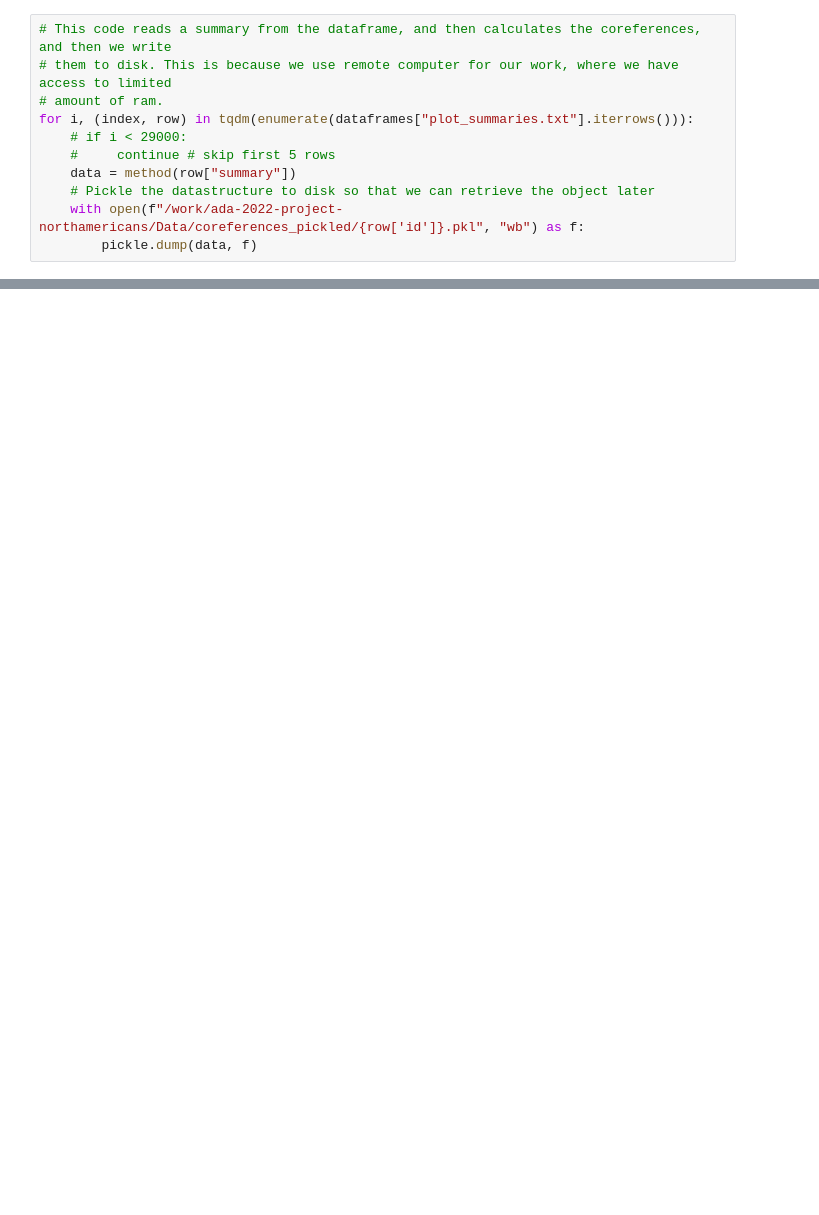
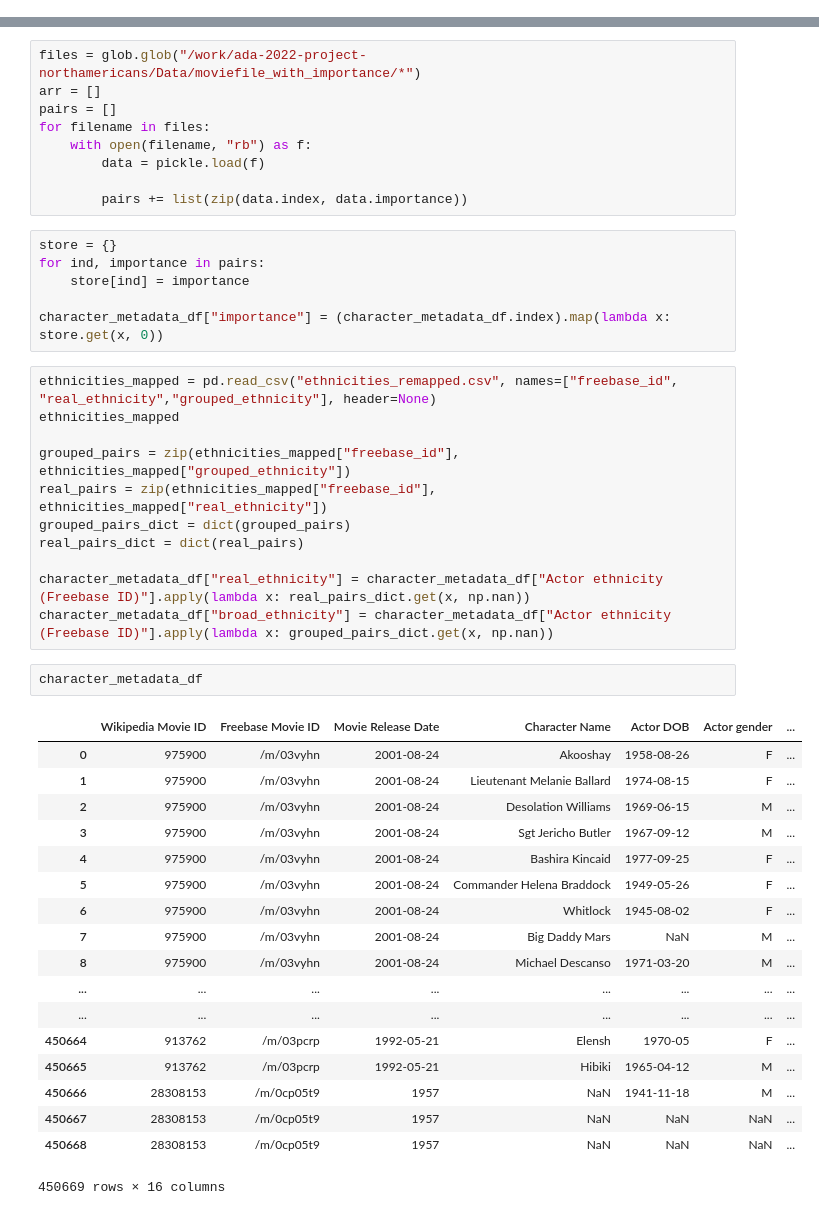
Before and after one commit to epfl-ada/ada-2022-project-northamericans, a Jupyter notebook: CMU Reviews.ipynb, the cells around one changed output, grey strips where cells are left out. Drawn from its saved outputs; the diff is of its cells as text; blank space fills up the shorter version.

```diff
--- a/CMU Reviews.ipynb
+++ b/CMU Reviews.ipynb
@@ -110,11 +0,0 @@ def method(s):
-# %%
-# This code reads a summary from the dataframe, and then calculates the coreferences, and then we write
-# them to disk. This is because we use remote computer for our work, where we have access to limited
-# amount of ram.
-for i, (index, row) in tqdm(enumerate(dataframes["plot_summaries.txt"].iterrows())):
-    # if i < 29000:
-    #     continue # skip first 5 rows
-    data = method(row["summary"])
-    # Pickle the datastructure to disk so that we can retrieve the object later
-    with open(f"/work/ada-2022-project-northamericans/Data/coreferences_pickled/{row['id']}.pkl", "wb") as f:
-        pickle.dump(data, f)
@@ -203,0 +130,47 @@ On chunk 12
+# %%
+files = glob.glob("/work/ada-2022-project-northamericans/Data/moviefile_with_importance/*")
+arr = []
+pairs = []
+for filename in files:
+    with open(filename, "rb") as f:
+        data = pickle.load(f)
+
+        pairs += list(zip(data.index, data.importance))
+# %%
+store = {}
+for ind, importance in pairs:
+    store[ind] = importance
+
+character_metadata_df["importance"] = (character_metadata_df.index).map(lambda x: store.get(x, 0))
+# %%
+ethnicities_mapped = pd.read_csv("ethnicities_remapped.csv", names=["freebase_id", "real_ethnicity","grouped_ethnicity"], header=None)
+ethnicities_mapped
+
+grouped_pairs = zip(ethnicities_mapped["freebase_id"], ethnicities_mapped["grouped_ethnicity"])
+real_pairs = zip(ethnicities_mapped["freebase_id"], ethnicities_mapped["real_ethnicity"])
+grouped_pairs_dict = dict(grouped_pairs)
+real_pairs_dict = dict(real_pairs)
+
+character_metadata_df["real_ethnicity"] = character_metadata_df["Actor ethnicity (Freebase ID)"].apply(lambda x: real_pairs_dict.get(x, np.nan))
+character_metadata_df["broad_ethnicity"] = character_metadata_df["Actor ethnicity (Freebase ID)"].apply(lambda x: grouped_pairs_dict.get(x, np.nan))
+# %%
+character_metadata_df
+# %% [output]
+|  | Wikipedia Movie ID | Freebase Movie ID | Movie Release Date | Character Name | Actor DOB | Actor gender | ... |
+| 0 | 975900 | /m/03vyhn | 2001-08-24 | Akooshay | 1958-08-26 | F | ... |
+| 1 | 975900 | /m/03vyhn | 2001-08-24 | Lieutenant Melanie Ballard | 1974-08-15 | F | ... |
+| 2 | 975900 | /m/03vyhn | 2001-08-24 | Desolation Williams | 1969-06-15 | M | ... |
+| 3 | 975900 | /m/03vyhn | 2001-08-24 | Sgt Jericho Butler | 1967-09-12 | M | ... |
+| 4 | 975900 | /m/03vyhn | 2001-08-24 | Bashira Kincaid | 1977-09-25 | F | ... |
+| 5 | 975900 | /m/03vyhn | 2001-08-24 | Commander Helena Braddock | 1949-05-26 | F | ... |
+| 6 | 975900 | /m/03vyhn | 2001-08-24 | Whitlock | 1945-08-02 | F | ... |
+| 7 | 975900 | /m/03vyhn | 2001-08-24 | Big Daddy Mars | NaN | M | ... |
+| 8 | 975900 | /m/03vyhn | 2001-08-24 | Michael Descanso | 1971-03-20 | M | ... |
+| ... | ... | ... | ... | ... | ... | ... | ... |
+| ... | ... | ... | ... | ... | ... | ... | ... |
+| 450664 | 913762 | /m/03pcrp | 1992-05-21 | Elensh | 1970-05 | F | ... |
+| 450665 | 913762 | /m/03pcrp | 1992-05-21 | Hibiki | 1965-04-12 | M | ... |
+| 450666 | 28308153 | /m/0cp05t9 | 1957 | NaN | 1941-11-18 | M | ... |
+| 450667 | 28308153 | /m/0cp05t9 | 1957 | NaN | NaN | NaN | ... |
+| 450668 | 28308153 | /m/0cp05t9 | 1957 | NaN | NaN | NaN | ... |
+450669 rows × 16 columns
```
Also changed, not shown: parts of 36 cells of this notebook.
